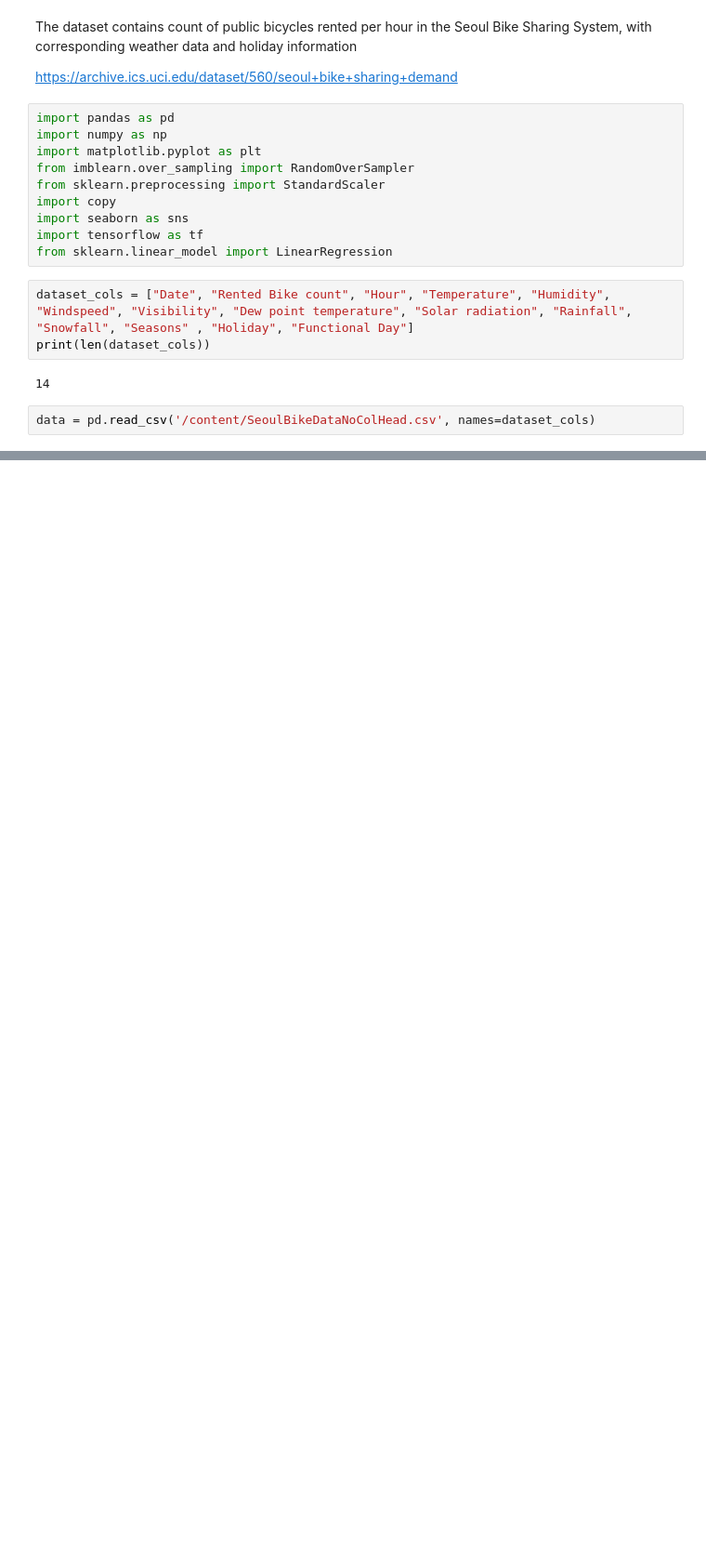
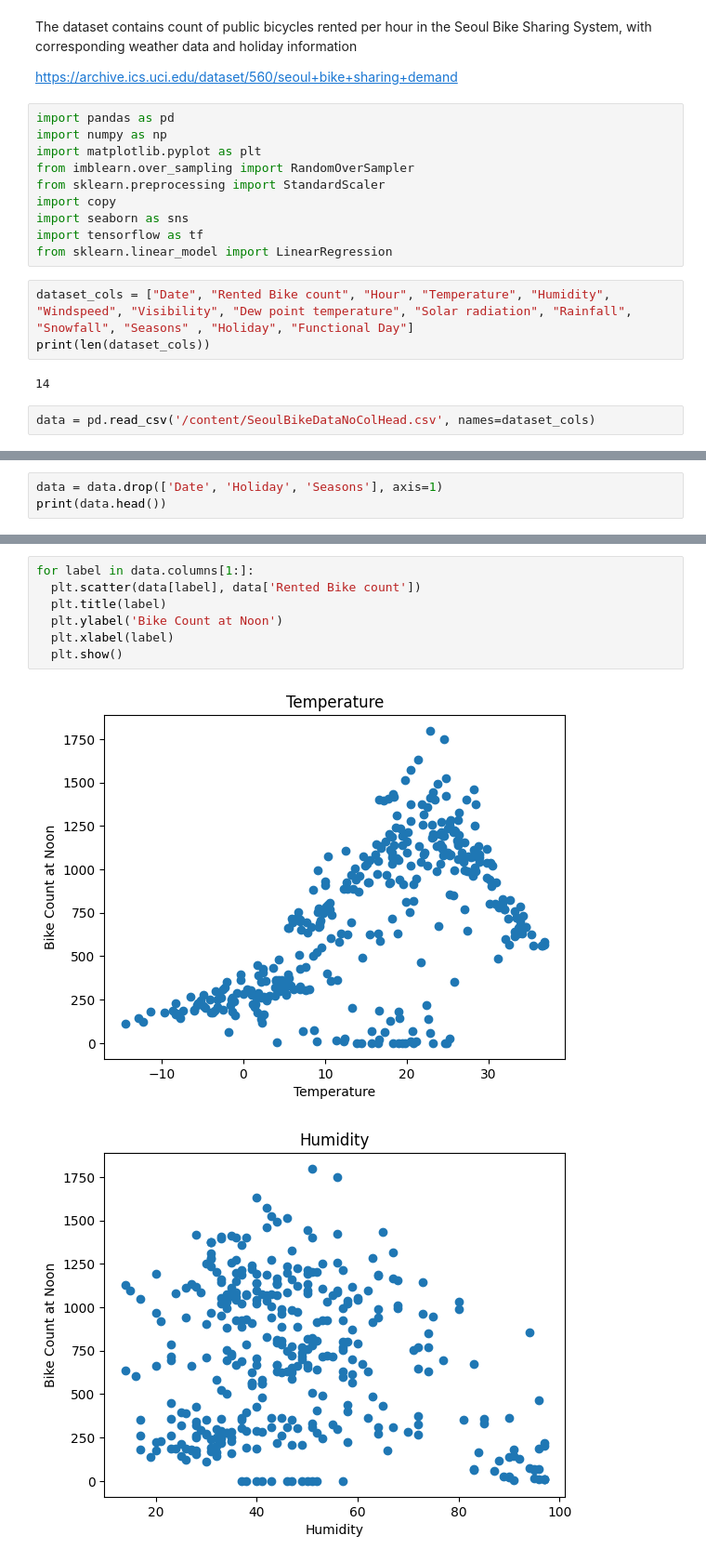
Before and after one commit to sumukhbhat12/Machine-Learning-Course-FreeCodeCamp, a Jupyter notebook: Seoul_Bike_Sharing_Demand_dataset_analysis.ipynb, the cells around one changed output, grey strips where cells are left out. Shown at 93% size. Drawn from its saved outputs; the diff is of its cells as text; blank space fills up the shorter version.

```diff
--- a/Seoul_Bike_Sharing_Demand_dataset_analysis.ipynb
+++ b/Seoul_Bike_Sharing_Demand_dataset_analysis.ipynb
@@ -23,0 +40,3 @@ data = pd.read_csv('/content/SeoulBikeDataNoColHead.csv', names=dataset_cols)
+# %%
+data = data.drop(['Date', 'Holiday', 'Seasons'], axis=1)
+print(data.head())
@@ -23,0 +133,10 @@ data = pd.read_csv('/content/SeoulBikeDataNoColHead.csv', names=dataset_cols)
+# %%
+for label in data.columns[1:]:
+  plt.scatter(data[label], data['Rented Bike count'])
+  plt.title(label)
+  plt.ylabel('Bike Count at Noon')
+  plt.xlabel(label)
+  plt.show()
+# %% [output]
+[figure, added]
+[figure, added]
```
Also changed, not shown: parts of 31 cells of this notebook.
